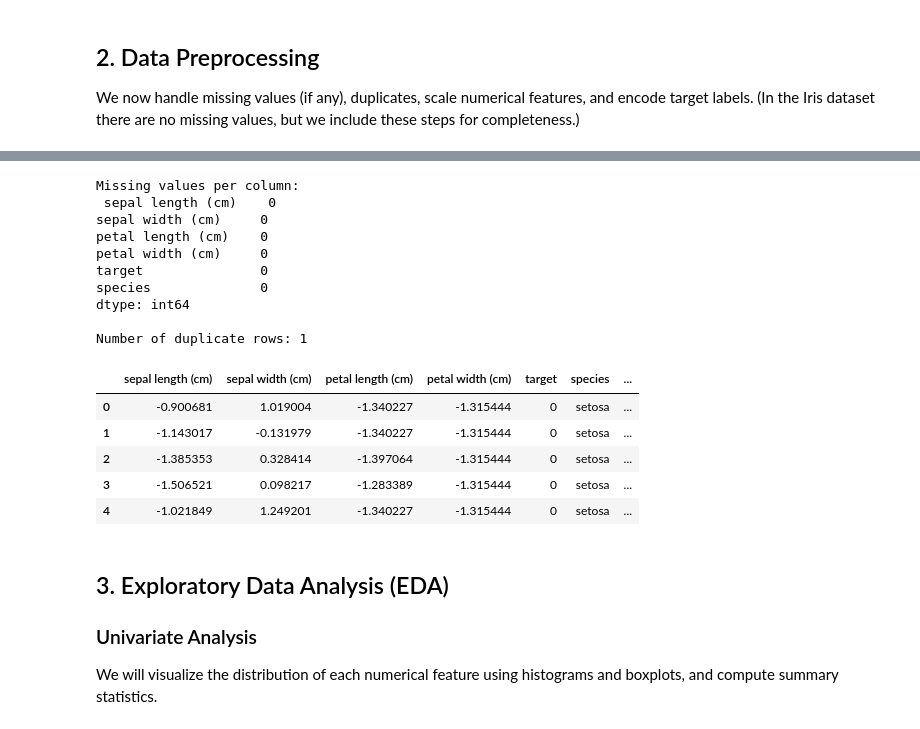
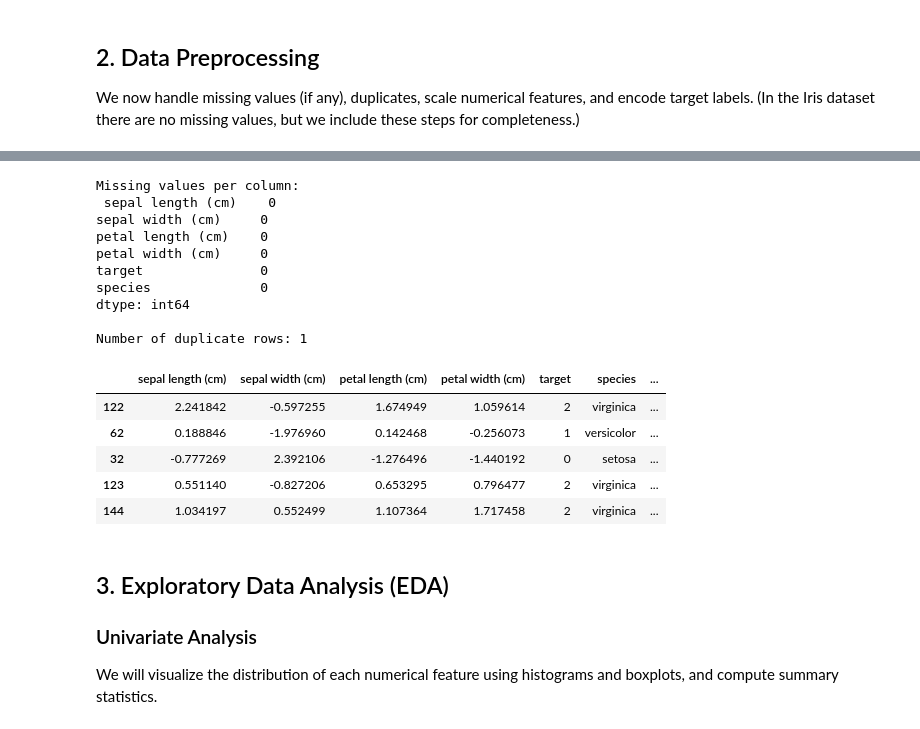
Before and after one commit to shazadabu2/Projects2025, a Jupyter notebook: 2.Irisflower/Notebooks/iris.ipynb, the cells around one changed output, grey strips where cells are left out. Saved outputs shown, nothing was run; the diff lists cells and outputs as text; code cells hidden in the pictures.

```diff
--- a/2.Irisflower/Notebooks/iris.ipynb
+++ b/2.Irisflower/Notebooks/iris.ipynb
@@ -114,40 +202,43 @@ We now handle missing values (if any), duplicates, scale numerical features, and
 # Check for missing values and duplicates
 print("Missing values per column:\n", df.isnull().sum())
 print("\nNumber of duplicate rows:", df.duplicated().sum())
 
-# For demonstration, if any missing values existed, you could fill them:
+#drop duplicates
+df.drop_duplicates(inplace=True)
+
+# For demonstrationa, if any missing values existed, you could fill them:
 # df.fillna(method='ffill', inplace=True)
 
 # Normalize numerical features using StandardScaler
 from sklearn.preprocessing import StandardScaler
 
 scaler = StandardScaler()
 feature_cols = iris.feature_names
 df[feature_cols] = scaler.fit_transform(df[feature_cols])
 
 # Encode target labels (already numeric, but ensure consistency)
 from sklearn.preprocessing import LabelEncoder
 le = LabelEncoder()
 df['target_encoded'] = le.fit_transform(df['species'])
 
-df.head()
+df.sample(5)
 # %% [output]
 Missing values per column:
  sepal length (cm)    0
 sepal width (cm)     0
 petal length (cm)    0
 petal width (cm)     0
 target               0
 species              0
 dtype: int64
 
 Number of duplicate rows: 1
 |  | sepal length (cm) | sepal width (cm) | petal length (cm) | petal width (cm) | target | species | ... |
-| 0 | -0.900681 | 1.019004 | -1.340227 | -1.315444 | 0 | setosa | ... |
-| 1 | -1.143017 | -0.131979 | -1.340227 | -1.315444 | 0 | setosa | ... |
-| 2 | -1.385353 | 0.328414 | -1.397064 | -1.315444 | 0 | setosa | ... |
-| 3 | -1.506521 | 0.098217 | -1.283389 | -1.315444 | 0 | setosa | ... |
-| 4 | -1.021849 | 1.249201 | -1.340227 | -1.315444 | 0 | setosa | ... |
+| 122 | 2.241842 | -0.597255 | 1.674949 | 1.059614 | 2 | virginica | ... |
+| 62 | 0.188846 | -1.976960 | 0.142468 | -0.256073 | 1 | versicolor | ... |
+| 32 | -0.777269 | 2.392106 | -1.276496 | -1.440192 | 0 | setosa | ... |
+| 123 | 0.551140 | -0.827206 | 0.653295 | 0.796477 | 2 | virginica | ... |
+| 144 | 1.034197 | 0.552499 | 1.107364 | 1.717458 | 2 | virginica | ... |
 # %% [markdown]
 ## 3. Exploratory Data Analysis (EDA)
 
```
Also changed, not shown: parts of 18 cells of this notebook.
